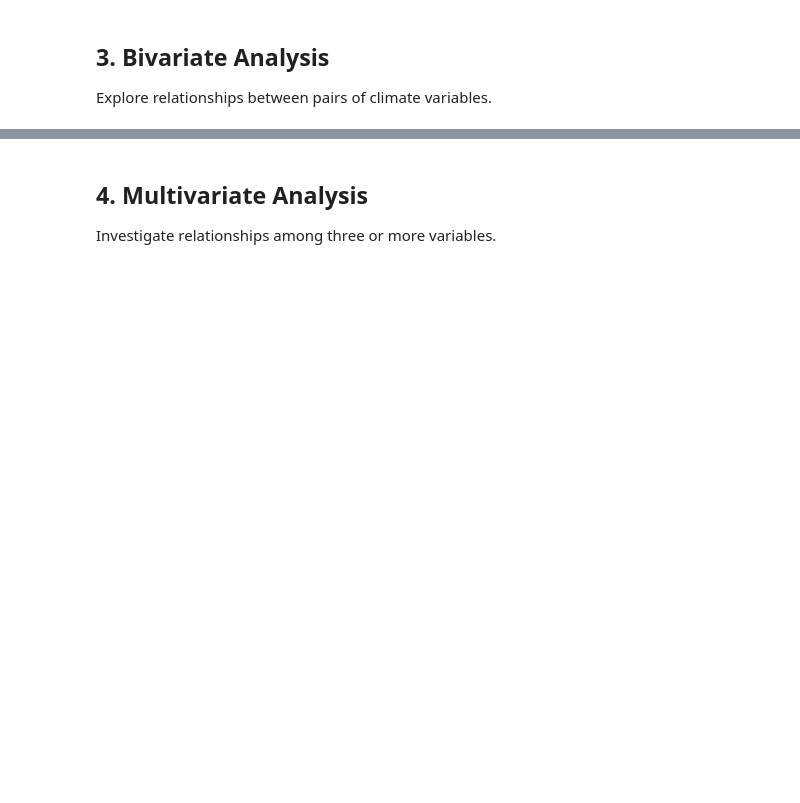
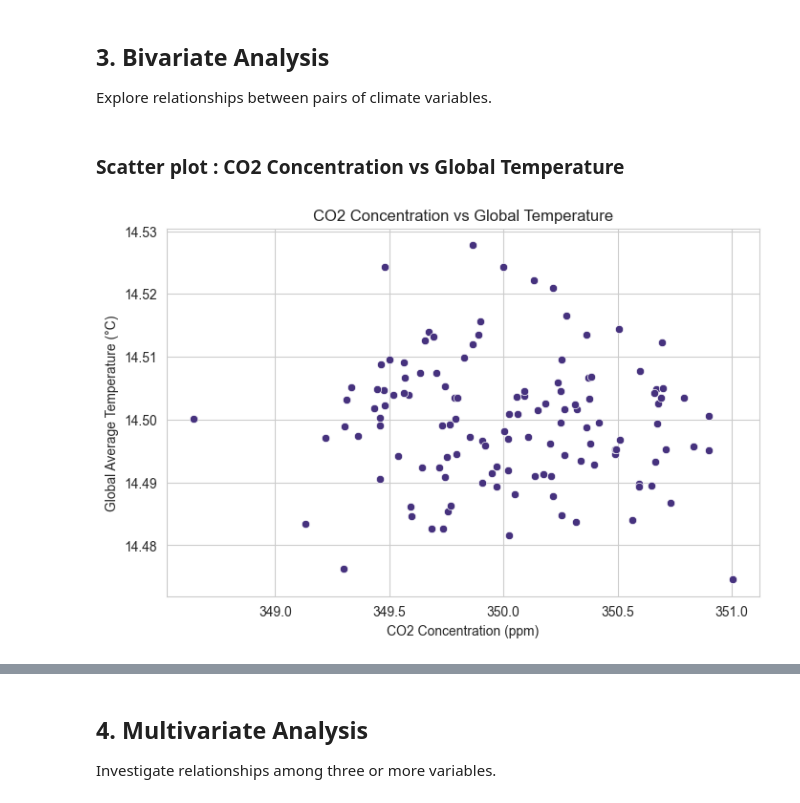
Before and after one commit to Omdena-NIC-Nepal/complete-eda-assignment-neural-syndicate, a Jupyter notebook: climate_eda.ipynb, the cells around one changed output, grey strips where cells are left out. Cells and saved outputs as stored; diff of their text form; code cells hidden in the pictures; blank space fills up the shorter version.

```diff
--- a/climate_eda.ipynb
+++ b/climate_eda.ipynb
@@ -180,0 +185,12 @@ Explore relationships between pairs of climate variables.
+# %% [markdown]
+### Scatter plot : CO2 Concentration vs Global Temperature
+# %%
+##scatterplot for CO2 concentration and global temperature
+plt.figure(figsize=(8, 5))
+sns.scatterplot(x=yearly_data["CO2 Concentration (ppm)"], y=yearly_data["Global Average Temperature (°C)"])
+plt.title("CO2 Concentration vs Global Temperature")
+plt.xlabel("CO2 Concentration (ppm)")
+plt.ylabel("Global Average Temperature (°C)")
+plt.show()
+# %% [output]
+[figure, added]
```
Also changed, not shown: parts of 26 cells of this notebook.
